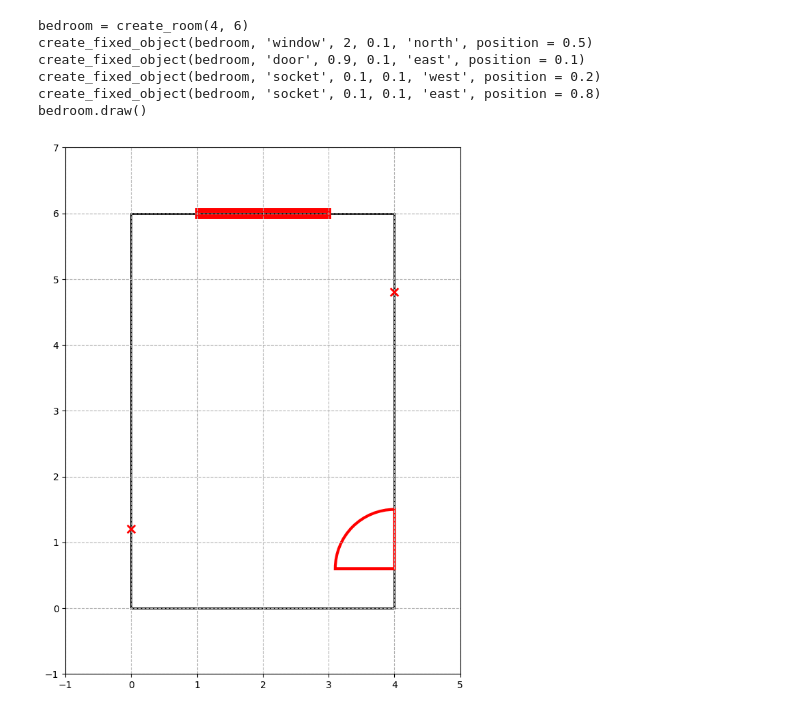
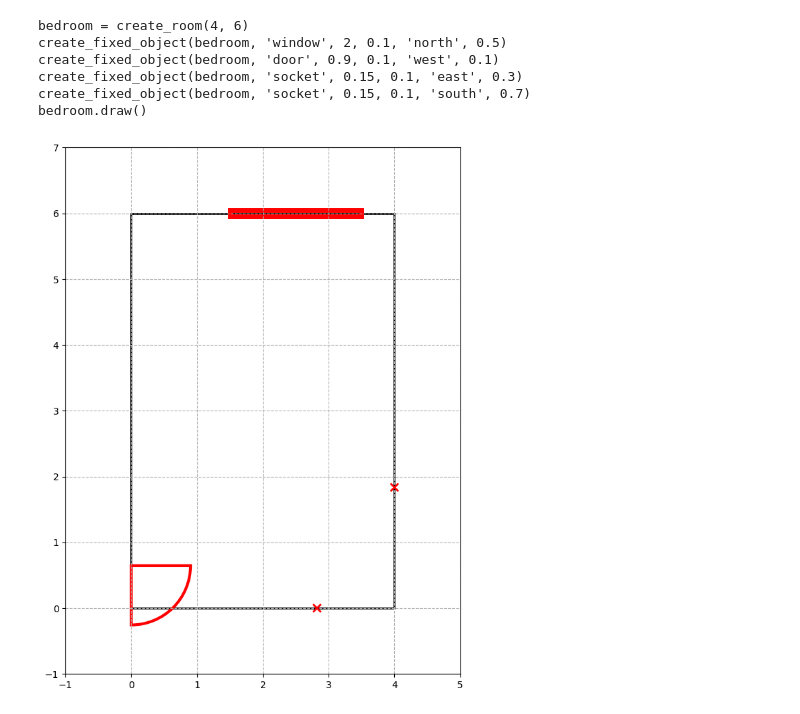
Before and after one commit to gabriellelittle1/MSc-Project, a Jupyter notebook: DSL/Phase1.ipynb, the cells around one changed output. Saved outputs shown, nothing was run; the diff lists cells and outputs as text; code cells hidden in the pictures.

```diff
--- a/DSL/Phase1.ipynb
+++ b/DSL/Phase1.ipynb
@@ -10,8 +12,9 @@ from Class_Structures import Room, Object
 # %%
-client = openai.Client(api_key = None)
+api_key = os.getenv('OPENAI_API_KEY')
+client = openai.Client(api_key=api_key)
 # If you're setting the API key directly in your script, uncomment the next line
 
-def room_setup(scene_descriptor, api_key = None):
+def room_setup(scene_descriptor, api_key=api_key):
     url = 'https://api.openai.com/v1/chat/completions'
     headers = {
         'Authorization': f'Bearer {api_key}',
@@ -45,38 +48,38 @@ def room_setup(scene_descriptor, api_key = None):
     prompt2 += "kitchen = create_room(5, 6), create_fixed_object(kitchen, 'window', 1, 0.1, 'south', position = 0.3), kitchen.draw()."
     prompt2 += " Return only the python script. No other text. Please ensure the correct number of inputs are given for each function."
 
     # Define the request payload
     data = {
         "model": "gpt-4",
         "messages": [
             {"role": "user", "content": prompt2}
         ]
     }
 
     # Make the API call
     response2 = requests.post(url, headers=headers, json=data)
     # Check the response
     if response2.status_code == 200:
         response_data2 = response2.json()
         print(response_data2['choices'][0]['message']['content'])
     else:
         print('Failed to get a response')
         print(response2.text)
 
     exec(response_data2['choices'][0]['message']['content'])
 
     return response1, response2
 
 scene_descriptor = 'a bedroom for a teenager. The room is 4 meters wide and 6 meters long. There is one big window, 1 door, and 2 electrical plugs.'
 response1, response2 = room_setup(scene_descriptor)
 # %% [output]
 bedroom = create_room(4, 6)
-create_fixed_object(bedroom, 'window', 2, 0.1, 'north', position = 0.5)
-create_fixed_object(bedroom, 'door', 0.9, 0.1, 'east', position = 0.1)
-create_fixed_object(bedroom, 'socket', 0.1, 0.1, 'west', position = 0.2)
-create_fixed_object(bedroom, 'socket', 0.1, 0.1, 'east', position = 0.8)
+create_fixed_object(bedroom, 'window', 2, 0.1, 'north', 0.5)
+create_fixed_object(bedroom, 'door', 0.9, 0.1, 'west', 0.1)
+create_fixed_object(bedroom, 'socket', 0.15, 0.1, 'east', 0.3)
+create_fixed_object(bedroom, 'socket', 0.15, 0.1, 'south', 0.7)
 bedroom.draw()
-[figure, old version]
+[figure, new version]
 # %%
 url = 'https://api.openai.com/v1/chat/completions'
 headers = {
```
Also changed, not shown: parts of 6 cells of this notebook, 4 other files.
